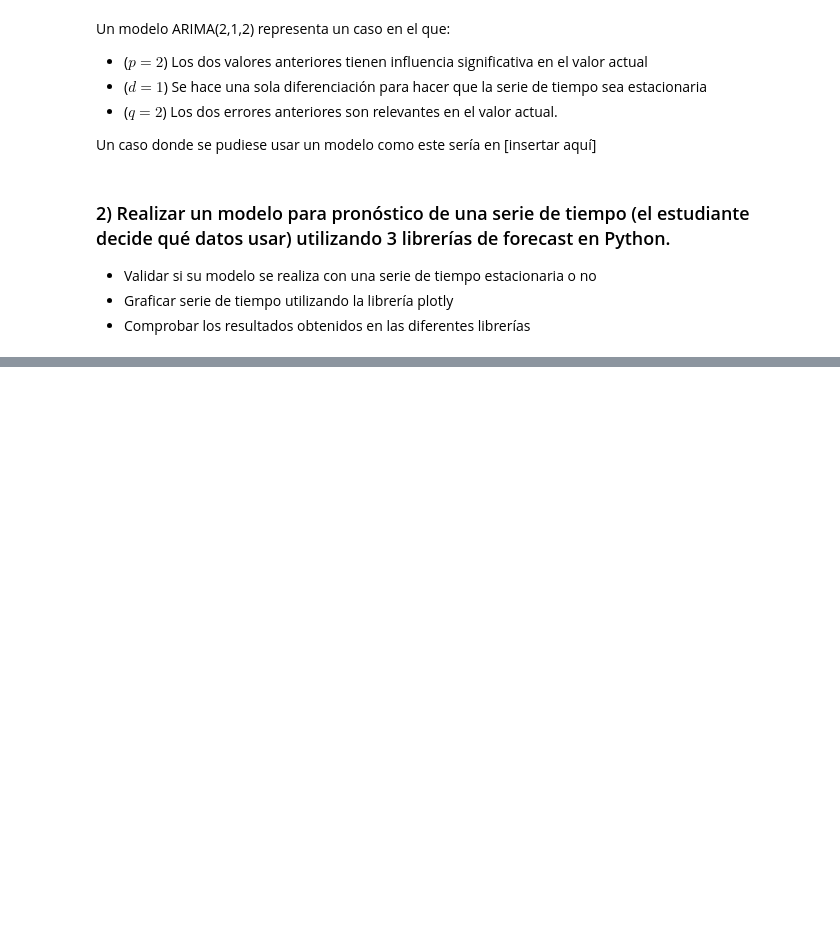
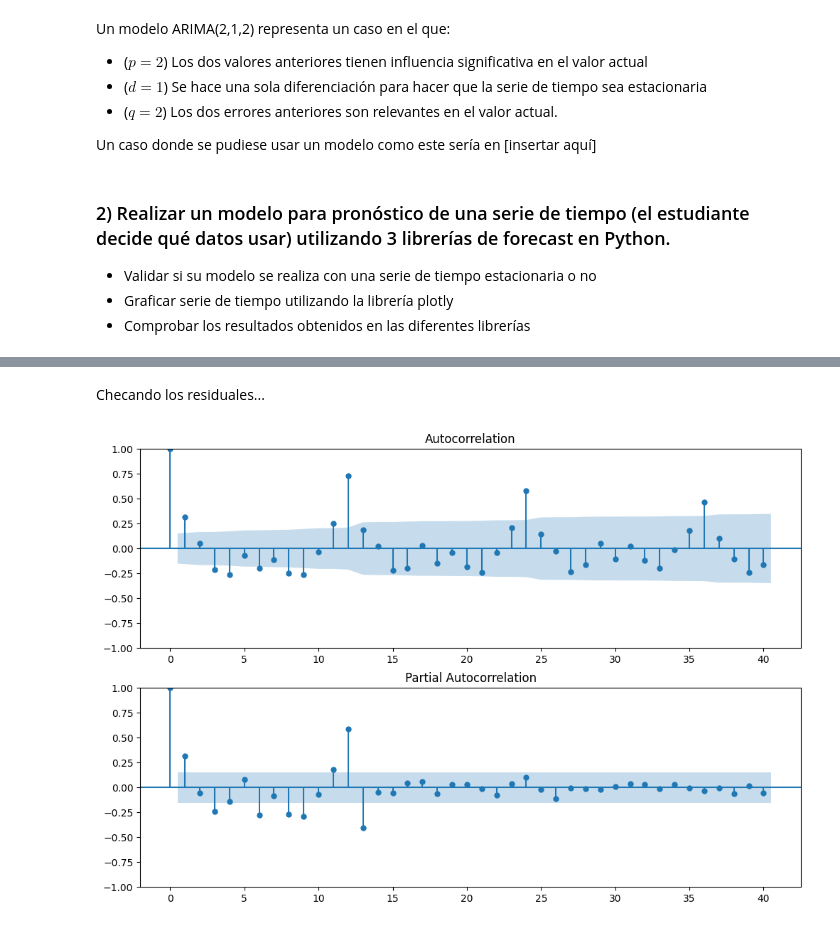
Before and after one commit to ch0fas/archivos_mnlpp, a Jupyter notebook: tarea_arima.ipynb, the cells around one changed output, grey strips where cells are left out. Cells and saved outputs as stored; diff of their text form; code cells hidden in the pictures; blank space fills up the shorter version.

```diff
--- a/tarea_arima.ipynb
+++ b/tarea_arima.ipynb
@@ -34,0 +84,3 @@ Note: you may need to restart the kernel to use updated packages.
+# %%
+arima_baseline_sm = ARIMA(df['Value'], order=(2,1,2)).fit()
+print(arima_baseline_sm.summary())
@@ -34,0 +105,14 @@ Note: you may need to restart the kernel to use updated packages.
+# %% [markdown]
+Checando los residuales...
+# %%
+residuales = arima_baseline_sm.resid[1:]
+fig = px.line(residuales, y=residuales)
+fig.show()
+# %%
+fig = plt.figure(figsize=(12, 8))
+ax1 = fig.add_subplot(211)
+fig = sm.graphics.tsa.plot_acf(residuales, lags=40, ax=ax1)
+ax2 = fig.add_subplot(212)
+fig = sm.graphics.tsa.plot_pacf(residuales, lags=40, ax=ax2)
+# %% [output]
+[figure, added]
```
Also changed, not shown: parts of 14 cells of this notebook, 5 other files.
